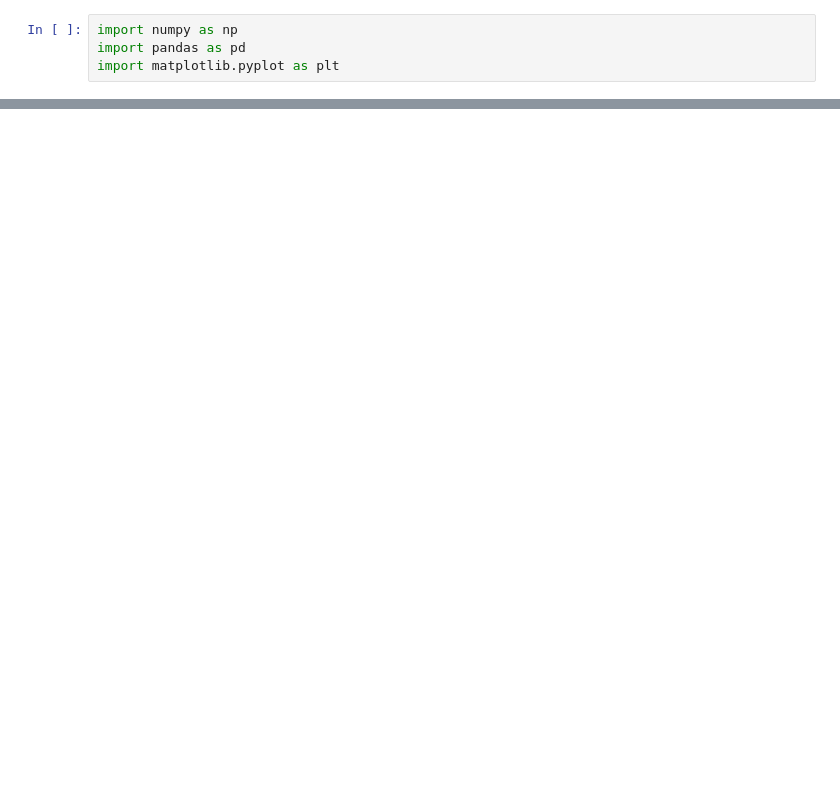
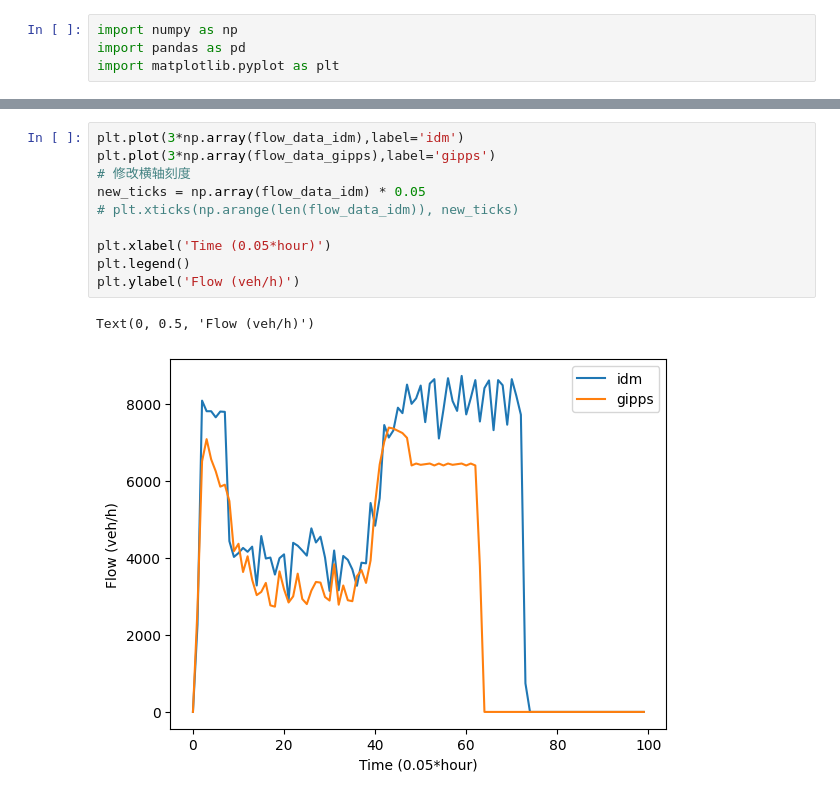
Before and after one commit to SHITIANYU-hue/SUMO-changing-lane-agent, a Jupyter notebook: results/analyze.ipynb, the cells around one changed output, grey strips where cells are left out. Cells and saved outputs as stored; diff of their text form; blank space fills up the shorter version.

```diff
--- a/results/analyze.ipynb
+++ b/results/analyze.ipynb
@@ -290 +109,14 @@ list
+# %%
+plt.plot(3*np.array(flow_data_idm),label='idm')
+plt.plot(3*np.array(flow_data_gipps),label='gipps')
+# 修改横轴刻度
+new_ticks = np.array(flow_data_idm) * 0.05
+# plt.xticks(np.arange(len(flow_data_idm)), new_ticks)
+
+plt.xlabel('Time (0.05*hour)')
+plt.legend()
+plt.ylabel('Flow (veh/h)')
+# %% [output]
+Text(0, 0.5, 'Flow (veh/h)')
+[figure, added]
 # %%
```
Also changed, not shown: parts of 24 cells of this notebook.
